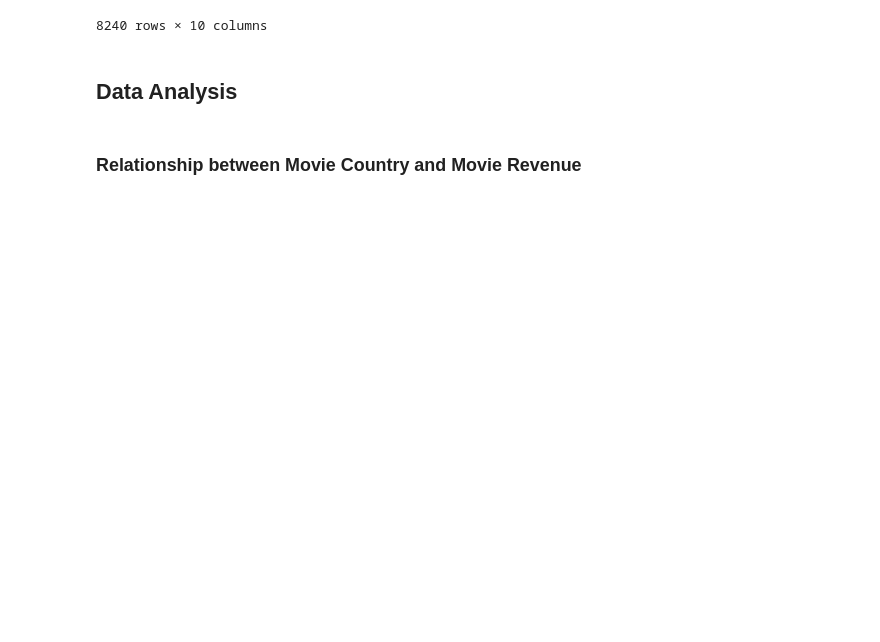
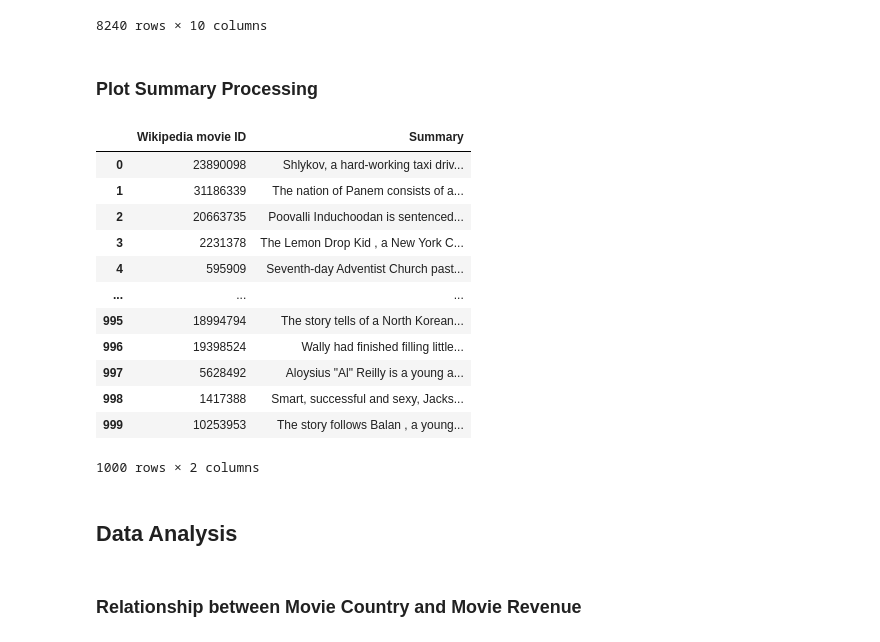
Before and after one commit to epfl-ada/ada-2022-project-datakungfu, a Jupyter notebook: pipeline.ipynb, the cells around one changed output. Saved outputs shown, nothing was run; the diff lists cells and outputs as text; code cells hidden in the pictures; blank space fills up the shorter version.

```diff
--- a/pipeline.ipynb
+++ b/pipeline.ipynb
@@ -166,3 +177,22 @@ df_movie
 | 8241 | 1918494 | /m/0660qx | State and Main | 2000 | 6944471.0 | 106.0 | {"/m/02bjrlw": "Italian Language"... | {"/m/0f8l9c": "France", "/m/09c7w... | ... |
 | 8242 | 664006 | /m/030xw6 | Guilty as Sin | 1993 | 22886222.0 | 107.0 | {} | {"/m/09c7w0": "United States of A... | ... |
 8240 rows × 10 columns
+# %% [markdown]
+### Plot Summary Processing
+# %%
+small_sample_summary = df_summary[:1000]
+small_sample_summary
+# %% [output]
+|  | Wikipedia movie ID | Summary |
+| 0 | 23890098 | Shlykov, a hard-working taxi driv... |
+| 1 | 31186339 | The nation of Panem consists of a... |
+| 2 | 20663735 | Poovalli Induchoodan is sentenced... |
+| 3 | 2231378 | The Lemon Drop Kid , a New York C... |
+| 4 | 595909 | Seventh-day Adventist Church past... |
+| ... | ... | ... |
+| 995 | 18994794 | The story tells of a North Korean... |
+| 996 | 19398524 | Wally had finished filling little... |
+| 997 | 5628492 | Aloysius "Al" Reilly is a young a... |
+| 998 | 1417388 | Smart, successful and sexy, Jacks... |
+| 999 | 10253953 | The story follows Balan , a young... |
+1000 rows × 2 columns
```
Also changed, not shown: parts of 12 cells of this notebook, 10 other files.
